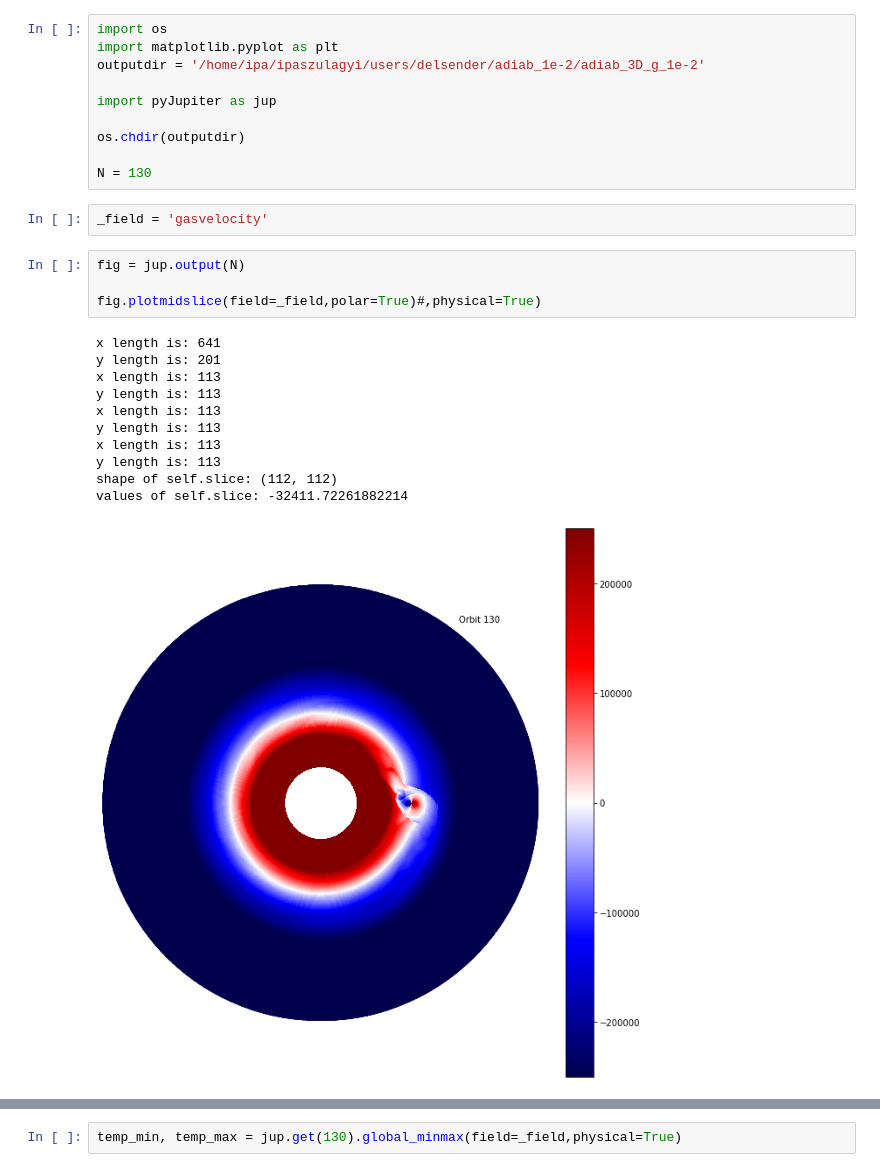
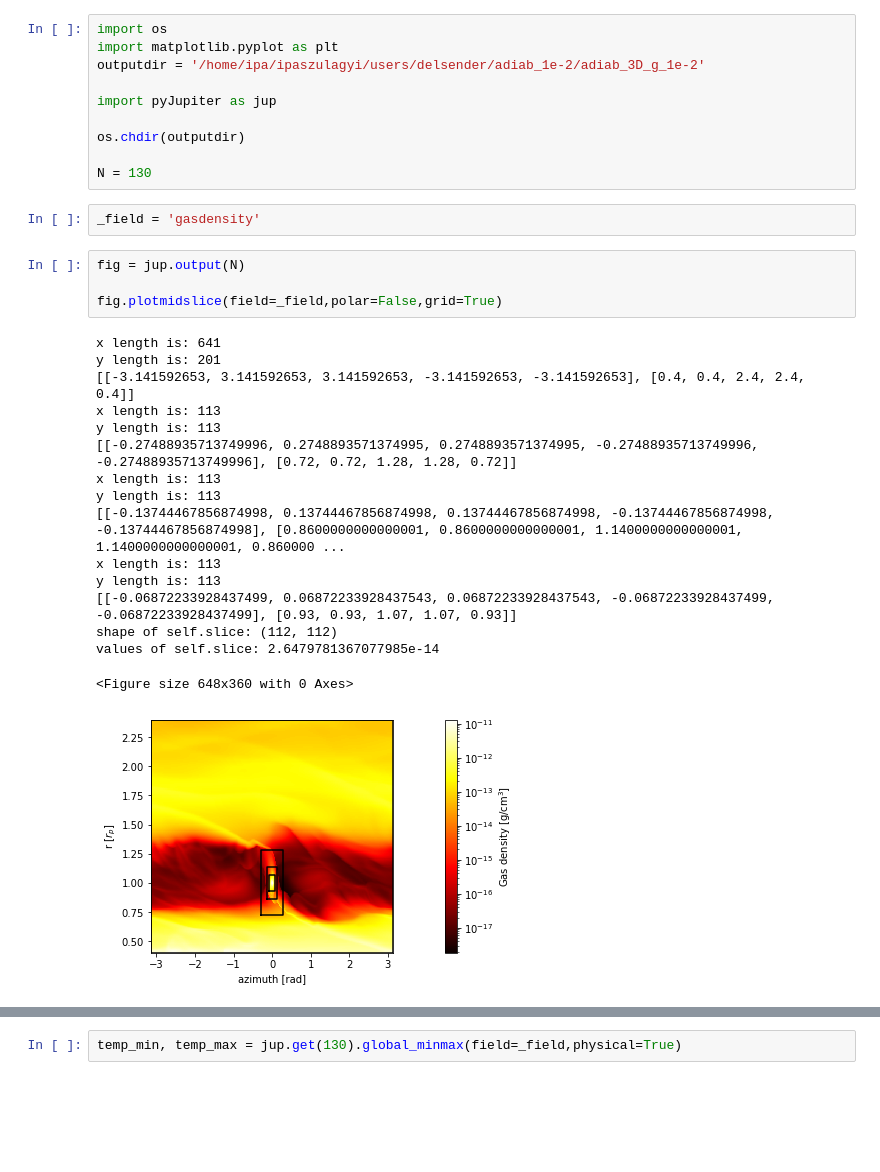
Before and after one commit to danelsender/pyJupiter, a Jupyter notebook: Untitled.ipynb, the cells around one changed output, grey strips where cells are left out. Saved outputs shown, nothing was run; the diff lists cells and outputs as text; blank space fills up the shorter version.

```diff
--- a/Untitled.ipynb
+++ b/Untitled.ipynb
@@ -9,20 +9,25 @@ os.chdir(outputdir)
 
 N = 130
 # %%
-_field = 'gasvelocity'
+_field = 'gasdensity'
 # %%
 fig = jup.output(N)
 
-fig.plotmidslice(field=_field,polar=True)#,physical=True)
+fig.plotmidslice(field=_field,polar=False,grid=True)
 # %% [output]
 x length is: 641
 y length is: 201
+[[-3.141592653, 3.141592653, 3.141592653, -3.141592653, -3.141592653], [0.4, 0.4, 2.4, 2.4, 0.4]]
 x length is: 113
 y length is: 113
+[[-0.27488935713749996, 0.2748893571374995, 0.2748893571374995, -0.27488935713749996, -0.27488935713749996], [0.72, 0.72, 1.28, 1.28, 0.72]]
 x length is: 113
 y length is: 113
+[[-0.13744467856874998, 0.13744467856874998, 0.13744467856874998, -0.13744467856874998, -0.13744467856874998], [0.8600000000000001, 0.8600000000000001, 1.1400000000000001, 1.1400000000000001, 0.860000 ...
 x length is: 113
 y length is: 113
+[[-0.06872233928437499, 0.06872233928437543, 0.06872233928437543, -0.06872233928437499, -0.06872233928437499], [0.93, 0.93, 1.07, 1.07, 0.93]]
 shape of self.slice: (112, 112)
-values of self.slice: -32411.72261882214
+values of self.slice: 2.6479781367077985e-14
+<Figure size 648x360 with 0 Axes>
-[figure, old version]
+[figure, new version]
```
Also changed, not shown: parts of 3 cells of this notebook, 2 other files.
